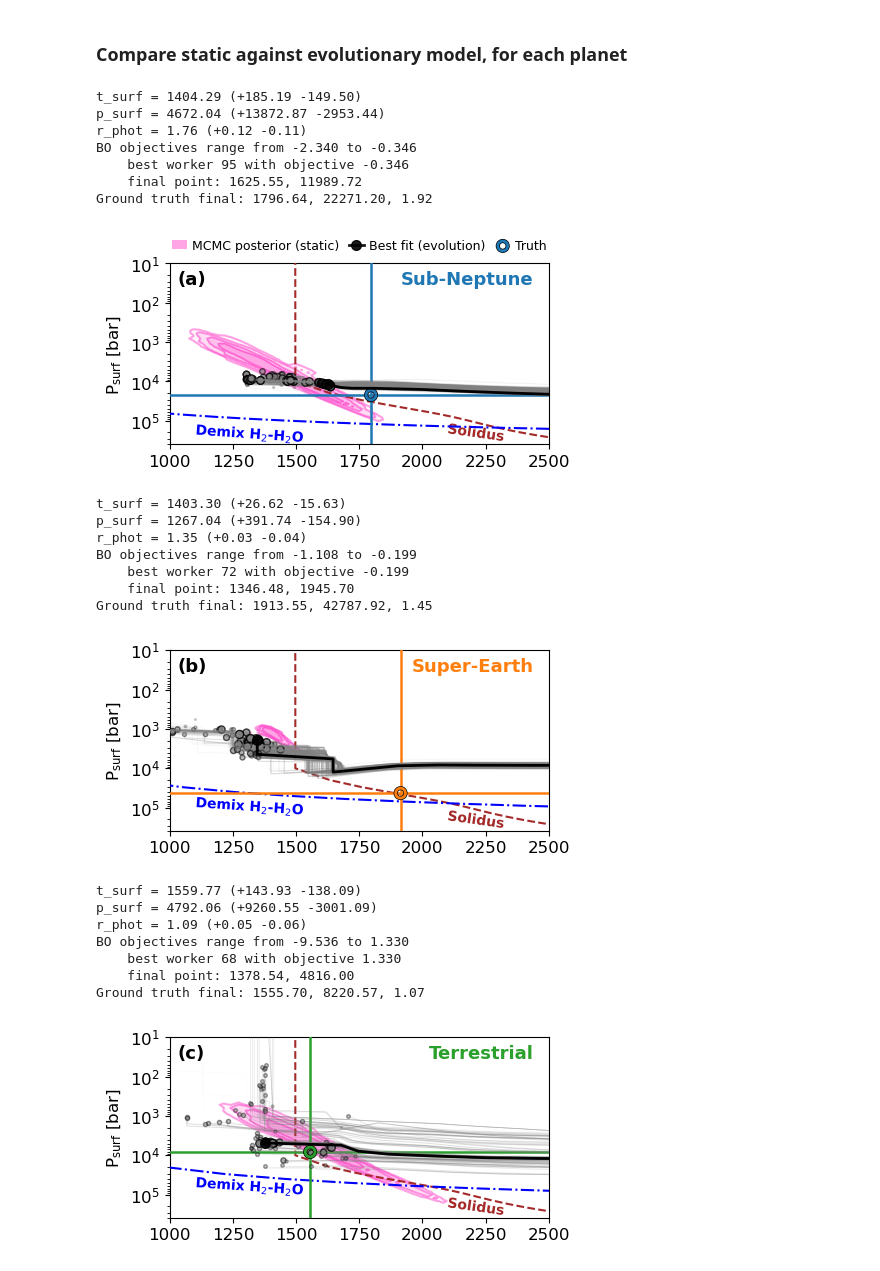
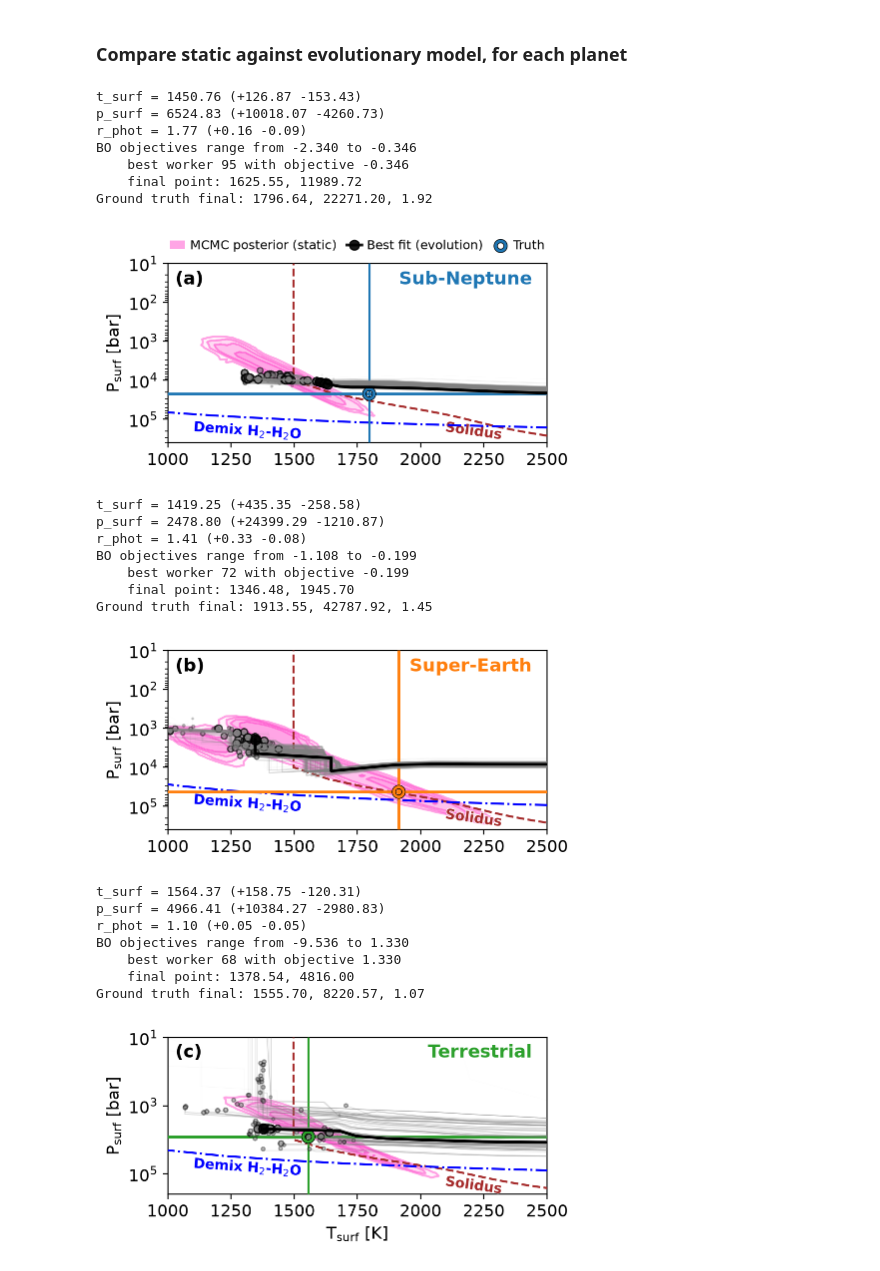
Before and after one commit to nichollsh/proteus_analysis, a Jupyter notebook: bayesopt_static.ipynb, the cells around one changed output. Saved outputs shown, nothing was run; the diff lists cells and outputs as text; code cells hidden in the pictures.

Commit message:
Update MCMC contours for BO paper. Add sensitivity plot. Start on TP profiles for BO plot

```diff
--- a/bayesopt_static.ipynb
+++ b/bayesopt_static.ipynb
@@ -642,17 +671,19 @@ iplt =0
 def comp_evol_stat(suf, show_xlabel=True):
     global iplt
 
-    outdir_planet = gt_ret[suf]["outdir"]
-    keys = gt_ret[suf]["keys"]
-    samples = gt_ret[suf]["samples"]
+    outdir_planet = get_outdir(suf)
+    # keys = gt_ret[suf]["keys"]
+    # samples = gt_ret[suf]["samples"]
 
-    samps = pd.read_csv(os.path.join(outdir_planet,"result.csv"),skiprows=1, sep=",", encoding="utf-8")
-    truth = pd.read_csv(os.path.join(outdir_planet,"truth.csv") ,skiprows=1, sep=",", encoding="utf-8")
+    data_planet = "data_extract/"+suf+"/"
+
+    samps = pd.read_csv(os.path.join(data_planet,"result.csv"),skiprows=1, sep=",", encoding="utf-8")
+    truth = pd.read_csv(os.path.join(data_planet,"truth.csv") ,skiprows=1, sep=",", encoding="utf-8")
 
     ntruth = len(truth)
 
     # get last samples from samps
-    end_frac = 0.05
+    end_frac = 0.95
     nsamp = int(len(samps)*end_frac)
     samps = samps.iloc[-nsamp:]
 
@@ -838,43 +869,43 @@ def comp_evol_stat(suf, show_xlabel=True):
     fig.tight_layout()
 
     if iplt == 0:
         ax.legend(loc="lower center", fontsize=9, frameon=False,
                   bbox_to_anchor=(0.5, 1.0), ncol=3,
                   columnspacing=0.8, handlelength=1.2, handletextpad=0.4)
 
     fig.savefig(os.path.join(f"output/{suf}_static.pdf"), dpi=DPI, bbox_inches="tight")
     plt.show()
     iplt += 1
 
 iplot = 0
 for suf in bo_suffixes:
-    if iplot == len(bo_suffixes)-1:
+    if suf == "tr":
         show_xlabel = True
     else:
         show_xlabel = False
     comp_evol_stat(suf, show_xlabel=show_xlabel)
 # %% [output]
-t_surf = 1404.29 (+185.19 -149.50)
-p_surf = 4672.04 (+13872.87 -2953.44)
-r_phot = 1.76 (+0.12 -0.11)
+t_surf = 1450.76 (+126.87 -153.43)
+p_surf = 6524.83 (+10018.07 -4260.73)
+r_phot = 1.77 (+0.16 -0.09)
 BO objectives range from -2.340 to -0.346
     best worker 95 with objective -0.346
     final point: 1625.55, 11989.72
 Ground truth final: 1796.64, 22271.20, 1.92
-[figure, old version]
+[figure, new version]
-t_surf = 1403.30 (+26.62 -15.63)
-p_surf = 1267.04 (+391.74 -154.90)
-r_phot = 1.35 (+0.03 -0.04)
+t_surf = 1419.25 (+435.35 -258.58)
+p_surf = 2478.80 (+24399.29 -1210.87)
+r_phot = 1.41 (+0.33 -0.08)
 BO objectives range from -1.108 to -0.199
     best worker 72 with objective -0.199
     final point: 1346.48, 1945.70
 Ground truth final: 1913.55, 42787.92, 1.45
-[figure, old version]
+[figure, new version]
-t_surf = 1559.77 (+143.93 -138.09)
-p_surf = 4792.06 (+9260.55 -3001.09)
-r_phot = 1.09 (+0.05 -0.06)
+t_surf = 1564.37 (+158.75 -120.31)
+p_surf = 4966.41 (+10384.27 -2980.83)
+r_phot = 1.10 (+0.05 -0.05)
 BO objectives range from -9.536 to 1.330
     best worker 68 with objective 1.330
     final point: 1378.54, 4816.00
 Ground truth final: 1555.70, 8220.57, 1.07
-[figure, old version]
+[figure, new version]
```
Also changed, not shown: parts of 6 cells of this notebook, 2 other files.
